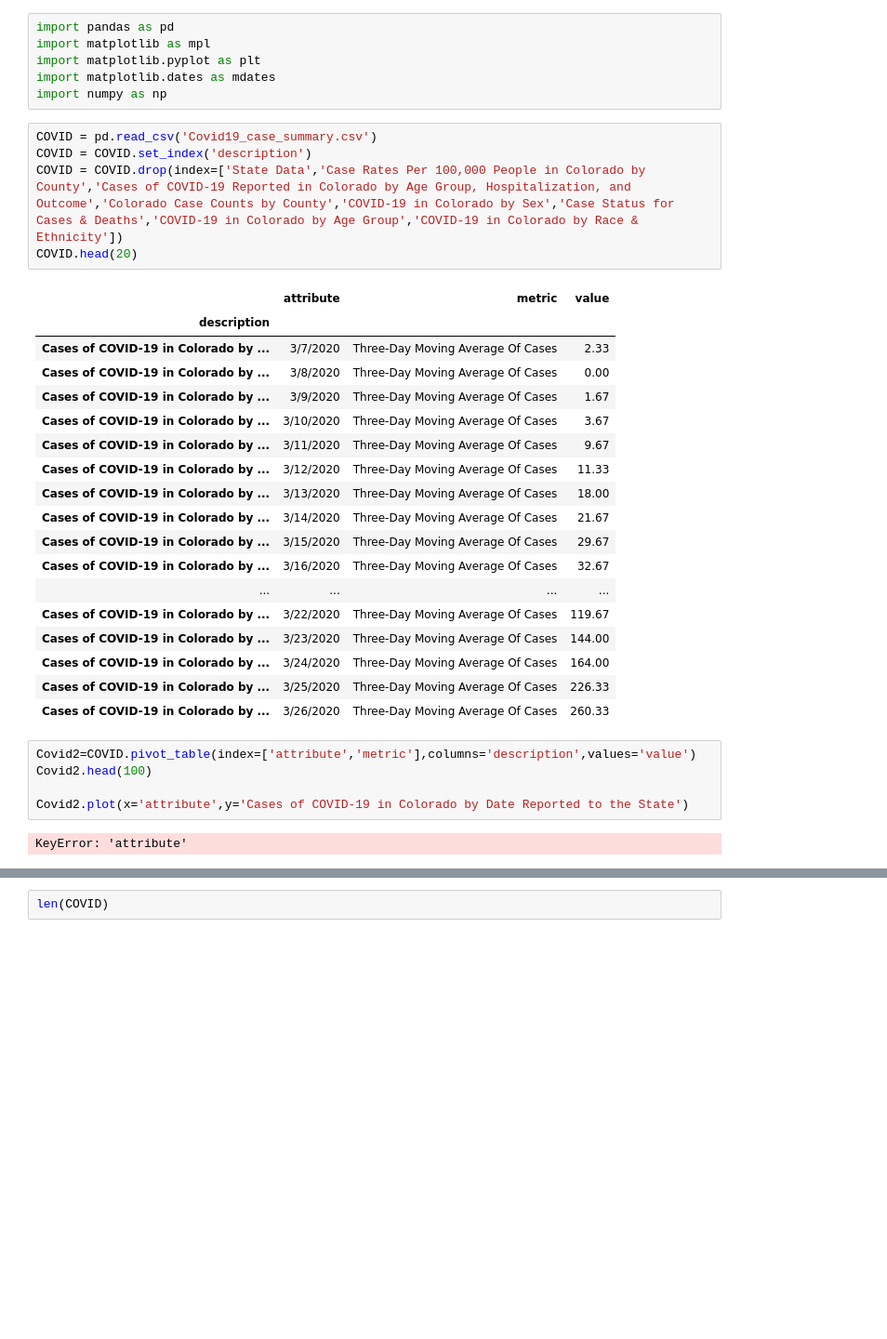
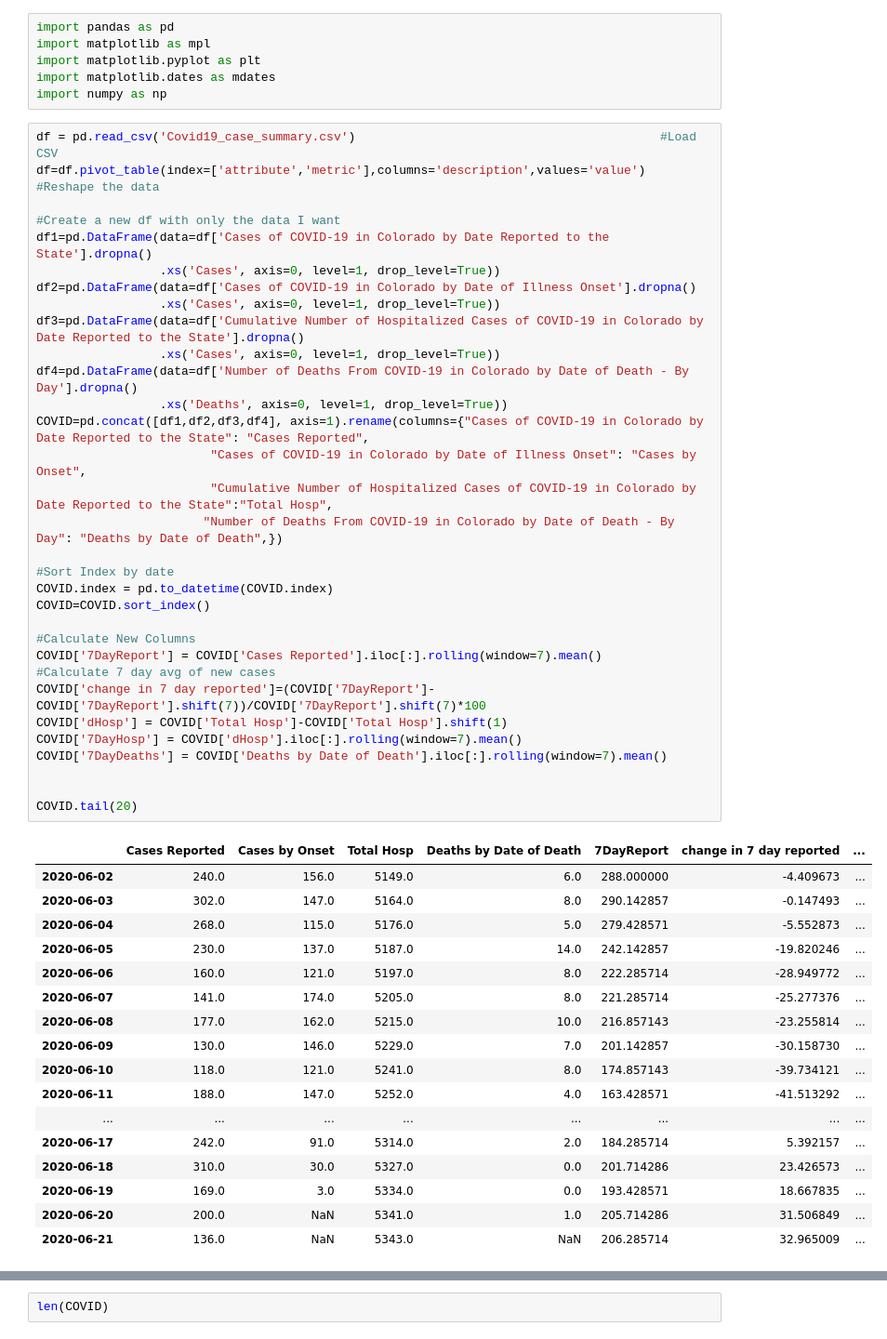
Before and after one commit to mrsoltys/COVID-Vis, a Jupyter notebook: Untitled.ipynb, the cells around one changed output, grey strips where cells are left out. Shown: that part at 93% size. Saved outputs shown, nothing was run; the diff lists cells and outputs as text; blank space fills up the shorter version.

```diff
--- a/Untitled.ipynb
+++ b/Untitled.ipynb
@@ -4,37 +4,55 @@ import matplotlib as mpl
 import matplotlib.pyplot as plt
 import matplotlib.dates as mdates
 import numpy as np
-# %%
-COVID = pd.read_csv('Covid19_case_summary.csv')
-COVID = COVID.set_index('description')
-COVID = COVID.drop(index=['State Data','Case Rates Per 100,000 People in Colorado by County','Cases of COVID-19 Reported in Colorado by Age Group, Hospitalization, and Outcome','Colorado Case Counts by County','COVID-19 in Colorado by Sex','Case Status for Cases & Deaths','COVID-19 in Colorado by Age Group','COVID-19 in Colorado by Race & Ethnicity'])
-COVID.head(20)
-# %% [output]
-|  | attribute | metric | value |
-| description |  |  |  |
-| Cases of COVID-19 in Colorado by ... | 3/7/2020 | Three-Day Moving Average Of Cases | 2.33 |
-| Cases of COVID-19 in Colorado by ... | 3/8/2020 | Three-Day Moving Average Of Cases | 0.00 |
-| Cases of COVID-19 in Colorado by ... | 3/9/2020 | Three-Day Moving Average Of Cases | 1.67 |
-| Cases of COVID-19 in Colorado by ... | 3/10/2020 | Three-Day Moving Average Of Cases | 3.67 |
-| Cases of COVID-19 in Colorado by ... | 3/11/2020 | Three-Day Moving Average Of Cases | 9.67 |
-| Cases of COVID-19 in Colorado by ... | 3/12/2020 | Three-Day Moving Average Of Cases | 11.33 |
-| Cases of COVID-19 in Colorado by ... | 3/13/2020 | Three-Day Moving Average Of Cases | 18.00 |
-| Cases of COVID-19 in Colorado by ... | 3/14/2020 | Three-Day Moving Average Of Cases | 21.67 |
-| Cases of COVID-19 in Colorado by ... | 3/15/2020 | Three-Day Moving Average Of Cases | 29.67 |
-| Cases of COVID-19 in Colorado by ... | 3/16/2020 | Three-Day Moving Average Of Cases | 32.67 |
-| ... | ... | ... | ... |
-| Cases of COVID-19 in Colorado by ... | 3/22/2020 | Three-Day Moving Average Of Cases | 119.67 |
-| Cases of COVID-19 in Colorado by ... | 3/23/2020 | Three-Day Moving Average Of Cases | 144.00 |
-| Cases of COVID-19 in Colorado by ... | 3/24/2020 | Three-Day Moving Average Of Cases | 164.00 |
-| Cases of COVID-19 in Colorado by ... | 3/25/2020 | Three-Day Moving Average Of Cases | 226.33 |
-| Cases of COVID-19 in Colorado by ... | 3/26/2020 | Three-Day Moving Average Of Cases | 260.33 |
-# %%
-Covid2=COVID.pivot_table(index=['attribute','metric'],columns='description',values='value')
-Covid2.head(100)
-
-Covid2.plot(x='attribute',y='Cases of COVID-19 in Colorado by Date Reported to the State')
-# %% [output]
-KeyError: 'attribute'
+# %%
+df = pd.read_csv('Covid19_case_summary.csv')                                          #Load CSV
+df=df.pivot_table(index=['attribute','metric'],columns='description',values='value')  #Reshape the data
+
+#Create a new df with only the data I want
+df1=pd.DataFrame(data=df['Cases of COVID-19 in Colorado by Date Reported to the State'].dropna()
+                 .xs('Cases', axis=0, level=1, drop_level=True))
+df2=pd.DataFrame(data=df['Cases of COVID-19 in Colorado by Date of Illness Onset'].dropna()
+                 .xs('Cases', axis=0, level=1, drop_level=True))
+df3=pd.DataFrame(data=df['Cumulative Number of Hospitalized Cases of COVID-19 in Colorado by Date Reported to the State'].dropna()
+                 .xs('Cases', axis=0, level=1, drop_level=True))
+df4=pd.DataFrame(data=df['Number of Deaths From COVID-19 in Colorado by Date of Death - By Day'].dropna()
+                 .xs('Deaths', axis=0, level=1, drop_level=True))
+COVID=pd.concat([df1,df2,df3,df4], axis=1).rename(columns={"Cases of COVID-19 in Colorado by Date Reported to the State": "Cases Reported",
+                        "Cases of COVID-19 in Colorado by Date of Illness Onset": "Cases by Onset",
+                        "Cumulative Number of Hospitalized Cases of COVID-19 in Colorado by Date Reported to the State":"Total Hosp",
+                       "Number of Deaths From COVID-19 in Colorado by Date of Death - By Day": "Deaths by Date of Death",})
+
+#Sort Index by date
+COVID.index = pd.to_datetime(COVID.index)
+COVID=COVID.sort_index()
+
+#Calculate New Columns
+COVID['7DayReport'] = COVID['Cases Reported'].iloc[:].rolling(window=7).mean()                               #Calculate 7 day avg of new cases
+COVID['change in 7 day reported']=(COVID['7DayReport']-COVID['7DayReport'].shift(7))/COVID['7DayReport'].shift(7)*100
+COVID['dHosp'] = COVID['Total Hosp']-COVID['Total Hosp'].shift(1)
+COVID['7DayHosp'] = COVID['dHosp'].iloc[:].rolling(window=7).mean()
+COVID['7DayDeaths'] = COVID['Deaths by Date of Death'].iloc[:].rolling(window=7).mean()
+
+
+COVID.tail(20)
+# %% [output]
+|  | Cases Reported | Cases by Onset | Total Hosp | Deaths by Date of Death | 7DayReport | change in 7 day reported | ... |
+| 2020-06-02 | 240.0 | 156.0 | 5149.0 | 6.0 | 288.000000 | -4.409673 | ... |
+| 2020-06-03 | 302.0 | 147.0 | 5164.0 | 8.0 | 290.142857 | -0.147493 | ... |
+| 2020-06-04 | 268.0 | 115.0 | 5176.0 | 5.0 | 279.428571 | -5.552873 | ... |
+| 2020-06-05 | 230.0 | 137.0 | 5187.0 | 14.0 | 242.142857 | -19.820246 | ... |
+| 2020-06-06 | 160.0 | 121.0 | 5197.0 | 8.0 | 222.285714 | -28.949772 | ... |
+| 2020-06-07 | 141.0 | 174.0 | 5205.0 | 8.0 | 221.285714 | -25.277376 | ... |
+| 2020-06-08 | 177.0 | 162.0 | 5215.0 | 10.0 | 216.857143 | -23.255814 | ... |
+| 2020-06-09 | 130.0 | 146.0 | 5229.0 | 7.0 | 201.142857 | -30.158730 | ... |
+| 2020-06-10 | 118.0 | 121.0 | 5241.0 | 8.0 | 174.857143 | -39.734121 | ... |
+| 2020-06-11 | 188.0 | 147.0 | 5252.0 | 4.0 | 163.428571 | -41.513292 | ... |
+| ... | ... | ... | ... | ... | ... | ... | ... |
+| 2020-06-17 | 242.0 | 91.0 | 5314.0 | 2.0 | 184.285714 | 5.392157 | ... |
+| 2020-06-18 | 310.0 | 30.0 | 5327.0 | 0.0 | 201.714286 | 23.426573 | ... |
+| 2020-06-19 | 169.0 | 3.0 | 5334.0 | 0.0 | 193.428571 | 18.667835 | ... |
+| 2020-06-20 | 200.0 | NaN | 5341.0 | 1.0 | 205.714286 | 31.506849 | ... |
+| 2020-06-21 | 136.0 | NaN | 5343.0 | NaN | 206.285714 | 32.965009 | ... |
 # %%
 plt.rcParams['figure.figsize'] = [40/2.54, 20/2.54]
 fig, axs = plt.subplots(nrows=2, ncols=1,facecolor='white')
```
Also changed, not shown: parts of 3 cells of this notebook.
